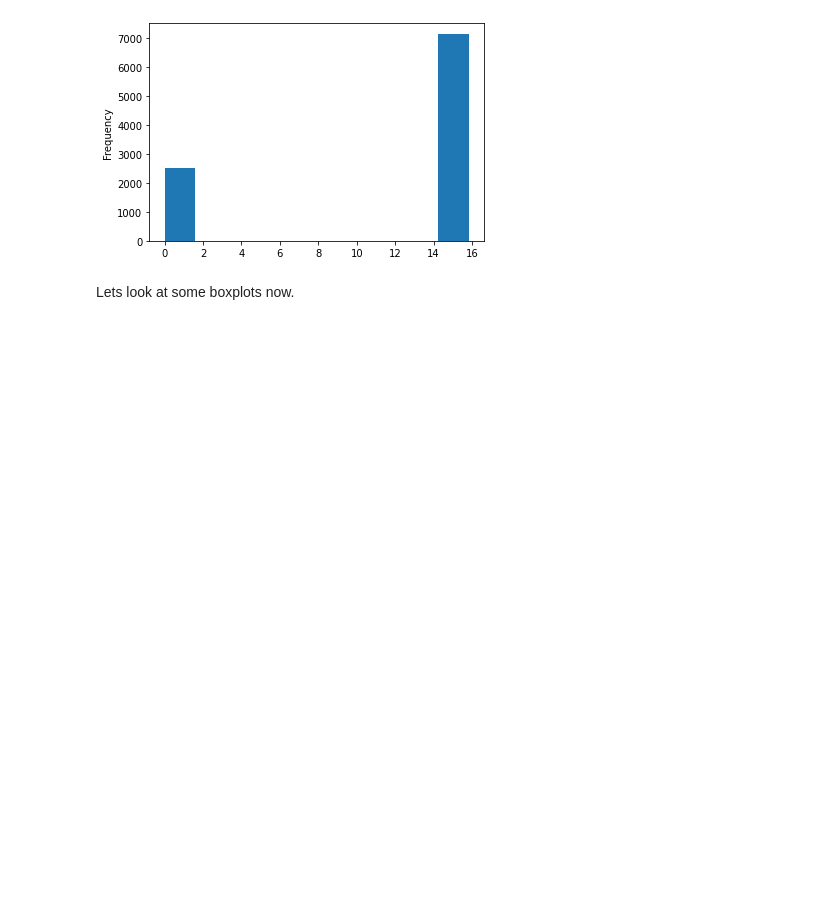
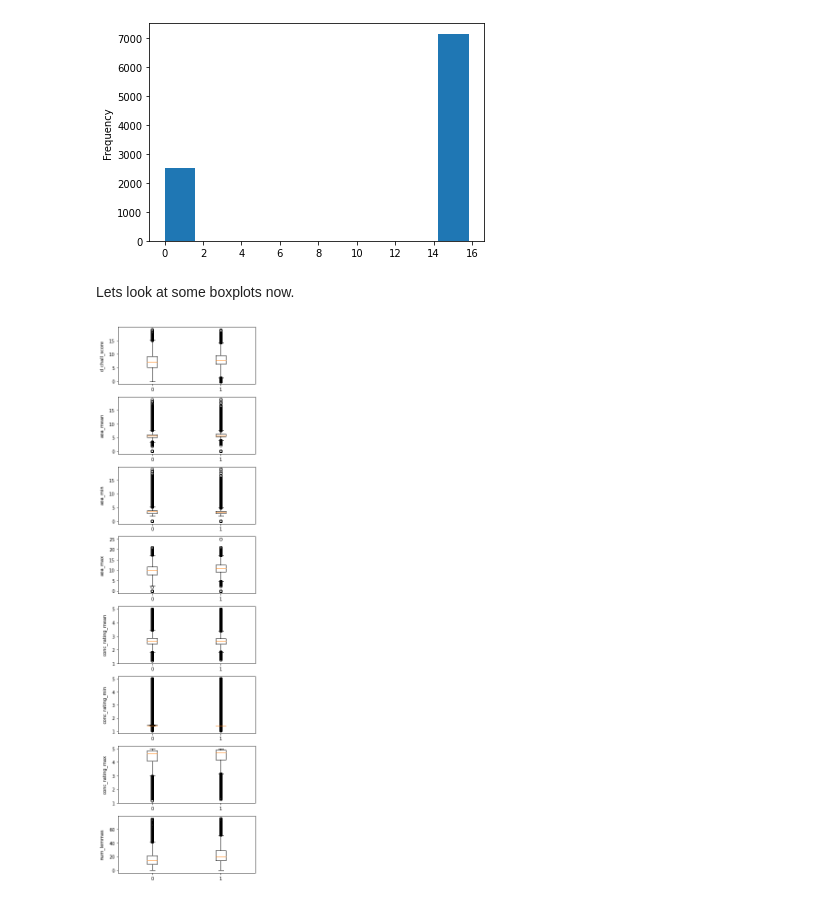
Before and after one commit to Tstrebe2/predicting-text-difficulty, a Jupyter notebook: code/clean-text.eda.ipynb, the cells around one changed output. Drawn from its saved outputs; the diff is of its cells as text; code cells hidden in the pictures; blank space fills up the shorter version.

```diff
--- a/code/clean-text.eda.ipynb
+++ b/code/clean-text.eda.ipynb
@@ -93,3 +93,23 @@ df_train[(df_train['num_lemmas'] <= 1)]['d_chall_score'].plot.hist()
 [figure]
 # %% [markdown]
 Lets look at some boxplots now.
+# %%
+def plot_boxes():
+  fig, axs = plt.subplots(nrows=len(num_features), figsize=(5, 17))
+
+  for ax, feature in zip(axs, num_features):
+    df_0 = df_train[df_train['label']==0][feature]
+    df_1 = df_train[df_train['label']==1][feature]
+    ax.boxplot(
+        [df_0.fillna(df_0.median()),
+         df_1.fillna(df_1.median())],
+         labels=(0, 1),
+    )
+    ax.set_ylabel(feature, labelpad=10)
+
+  fig.tight_layout()
+  fig.show()
+
+plot_boxes()
+# %% [output]
+[figure, added]
```
